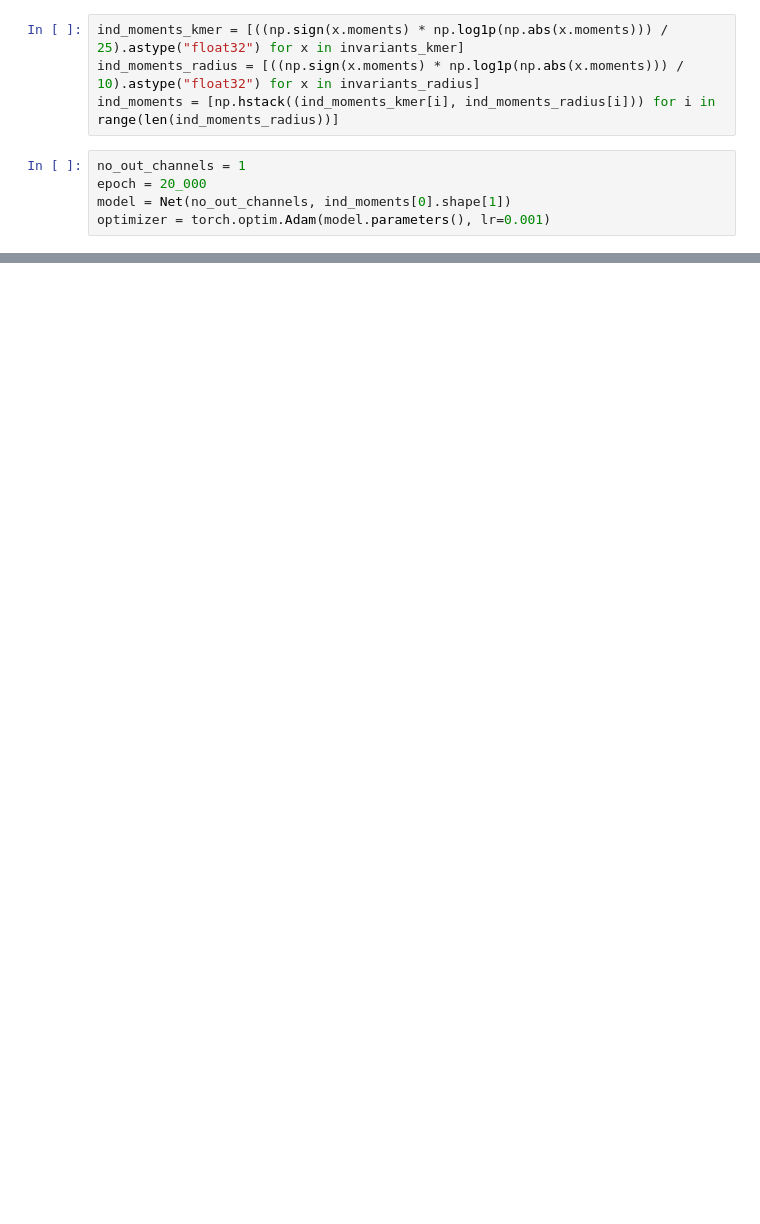
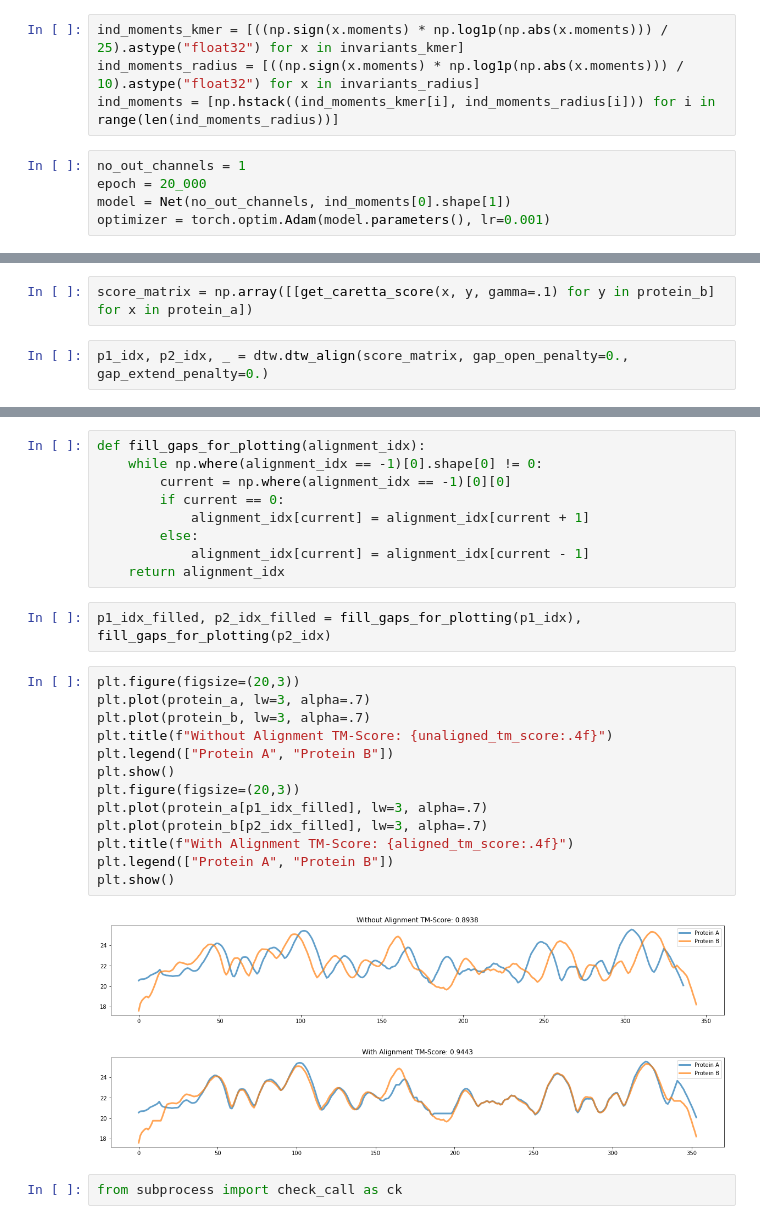
Before and after one commit to TurtleTools/MomentLearn, a Jupyter notebook: Moments for protein representations.ipynb, the cells around one changed output, grey strips where cells are left out. Saved outputs shown, nothing was run; the diff lists cells and outputs as text; blank space fills up the shorter version.

```diff
--- a/Moments for protein representations.ipynb
+++ b/Moments for protein representations.ipynb
@@ -107,0 +236,4 @@ No handles with labels found to put in legend.
+# %%
+score_matrix = np.array([[get_caretta_score(x, y, gamma=.1) for y in protein_b] for x in protein_a])
+# %%
+p1_idx, p2_idx, _ = dtw.dtw_align(score_matrix, gap_open_penalty=0., gap_extend_penalty=0.)
@@ -107,0 +253,29 @@ No handles with labels found to put in legend.
+# %%
+def fill_gaps_for_plotting(alignment_idx):
+    while np.where(alignment_idx == -1)[0].shape[0] != 0:
+        current = np.where(alignment_idx == -1)[0][0]
+        if current == 0:
+            alignment_idx[current] = alignment_idx[current + 1]
+        else:
+            alignment_idx[current] = alignment_idx[current - 1]
+    return alignment_idx
+# %%
+p1_idx_filled, p2_idx_filled = fill_gaps_for_plotting(p1_idx), fill_gaps_for_plotting(p2_idx)
+# %%
+plt.figure(figsize=(20,3))
+plt.plot(protein_a, lw=3, alpha=.7)
+plt.plot(protein_b, lw=3, alpha=.7)
+plt.title(f"Without Alignment TM-Score: {unaligned_tm_score:.4f}")
+plt.legend(["Protein A", "Protein B"])
+plt.show()
+plt.figure(figsize=(20,3))
+plt.plot(protein_a[p1_idx_filled], lw=3, alpha=.7)
+plt.plot(protein_b[p2_idx_filled], lw=3, alpha=.7)
+plt.title(f"With Alignment TM-Score: {aligned_tm_score:.4f}")
+plt.legend(["Protein A", "Protein B"])
+plt.show()
+# %% [output]
+[figure, added]
+[figure, added]
+# %%
+from subprocess import check_call as ck
```
Also changed, not shown: parts of 14 cells of this notebook, 2 other files.
